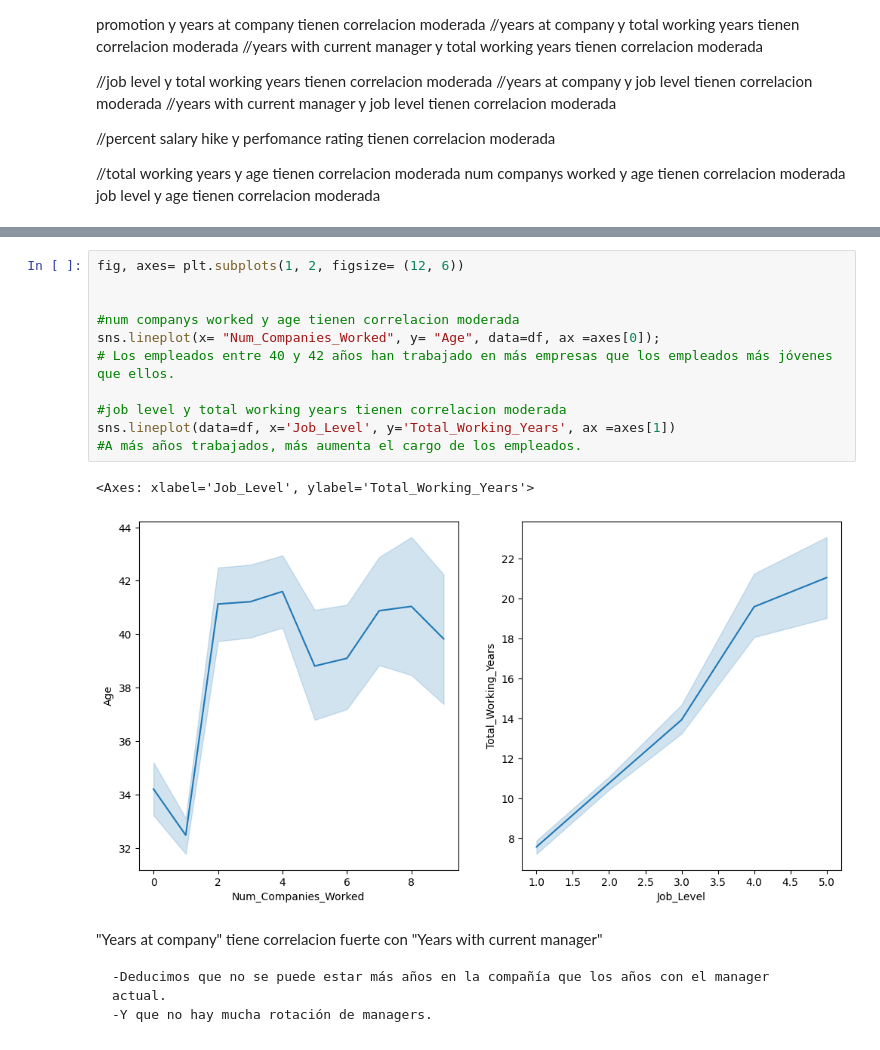
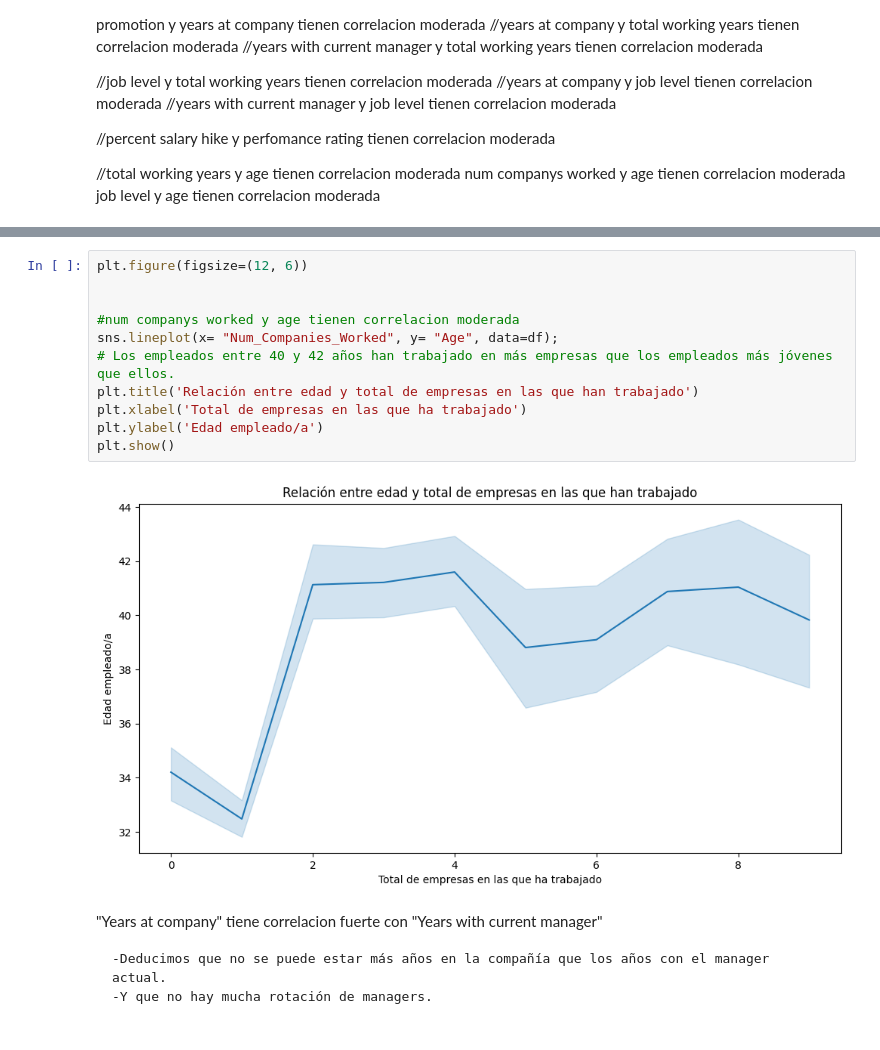
Before and after one commit to nuriancg/project-da-promo-H-module-3-team-1, a Jupyter notebook: Fase4_abTesting.ipynb, the cells around one changed output, grey strips where cells are left out. Drawn from its saved outputs; the diff is of its cells as text.

```diff
--- a/Fase4_abTesting.ipynb
+++ b/Fase4_abTesting.ipynb
@@ -428,17 +456,16 @@ sns.lineplot(data=df, x='Years_With_Curr_Manager', y='Total_Working_Years', ax =
 # %%
-fig, axes= plt.subplots(1, 2, figsize= (12, 6))
+plt.figure(figsize=(12, 6))
 
 
 #num companys worked y age tienen correlacion moderada
-sns.lineplot(x= "Num_Companies_Worked", y= "Age", data=df, ax =axes[0]);
+sns.lineplot(x= "Num_Companies_Worked", y= "Age", data=df);
 # Los empleados entre 40 y 42 años han trabajado en más empresas que los empleados más jóvenes que ellos.
-
-#job level y total working years tienen correlacion moderada
-sns.lineplot(data=df, x='Job_Level', y='Total_Working_Years', ax =axes[1])
-#A más años trabajados, más aumenta el cargo de los empleados.
+plt.title('Relación entre edad y total de empresas en las que han trabajado')
+plt.xlabel('Total de empresas en las que ha trabajado')
+plt.ylabel('Edad empleado/a')
+plt.show()
 # %% [output]
-<Axes: xlabel='Job_Level', ylabel='Total_Working_Years'>
-[figure, old version]
+[figure, new version]
 # %% [markdown]
 "Years at company" tiene correlacion fuerte con "Years with current manager"
 
```
Also changed, not shown: parts of 8 cells of this notebook.
